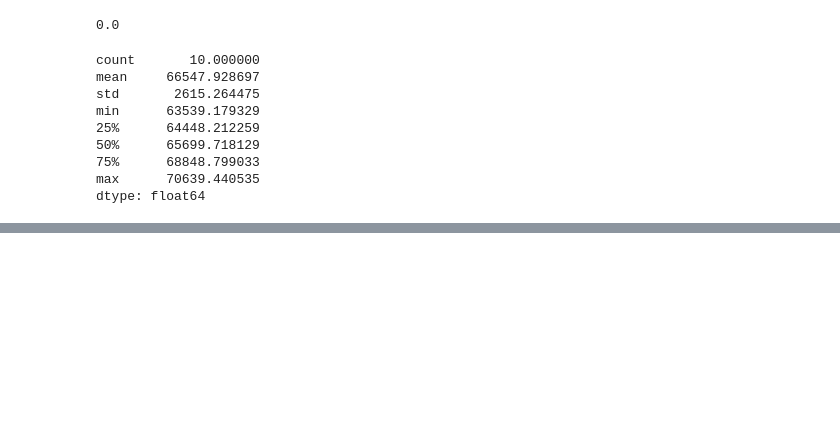
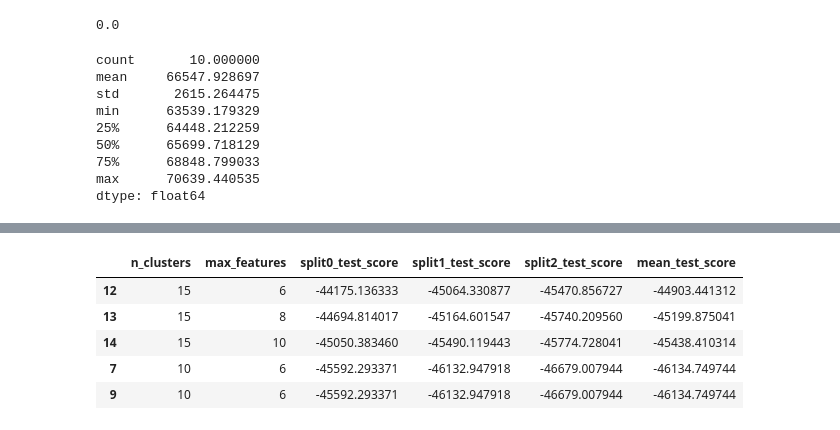
Before and after one commit to DeepjyotiBhattacharjee/Hands-On_ML-Book, a Jupyter notebook: California_Housing.ipynb, the cells around one changed output, grey strips where cells are left out. Saved outputs shown, nothing was run; the diff lists cells and outputs as text; code cells hidden in the pictures; blank space fills up the shorter version.

```diff
--- a/California_Housing.ipynb
+++ b/California_Housing.ipynb
@@ -912,0 +1034,9 @@ dtype: float64
+# %%
+cv_res[['n_clusters', 'max_features', 'split0_test_score', 'split1_test_score', 'split2_test_score','mean_test_score']].head()
+# %% [output]
+|  | n_clusters | max_features | split0_test_score | split1_test_score | split2_test_score | mean_test_score |
+| 12 | 15 | 6 | -44175.136333 | -45064.330877 | -45470.856727 | -44903.441312 |
+| 13 | 15 | 8 | -44694.814017 | -45164.601547 | -45740.209560 | -45199.875041 |
+| 14 | 15 | 10 | -45050.383460 | -45490.119443 | -45774.728041 | -45438.410314 |
+| 7 | 10 | 6 | -45592.293371 | -46132.947918 | -46679.007944 | -46134.749744 |
+| 9 | 10 | 6 | -45592.293371 | -46132.947918 | -46679.007944 | -46134.749744 |
```
Also changed, not shown: parts of 13 cells of this notebook.
